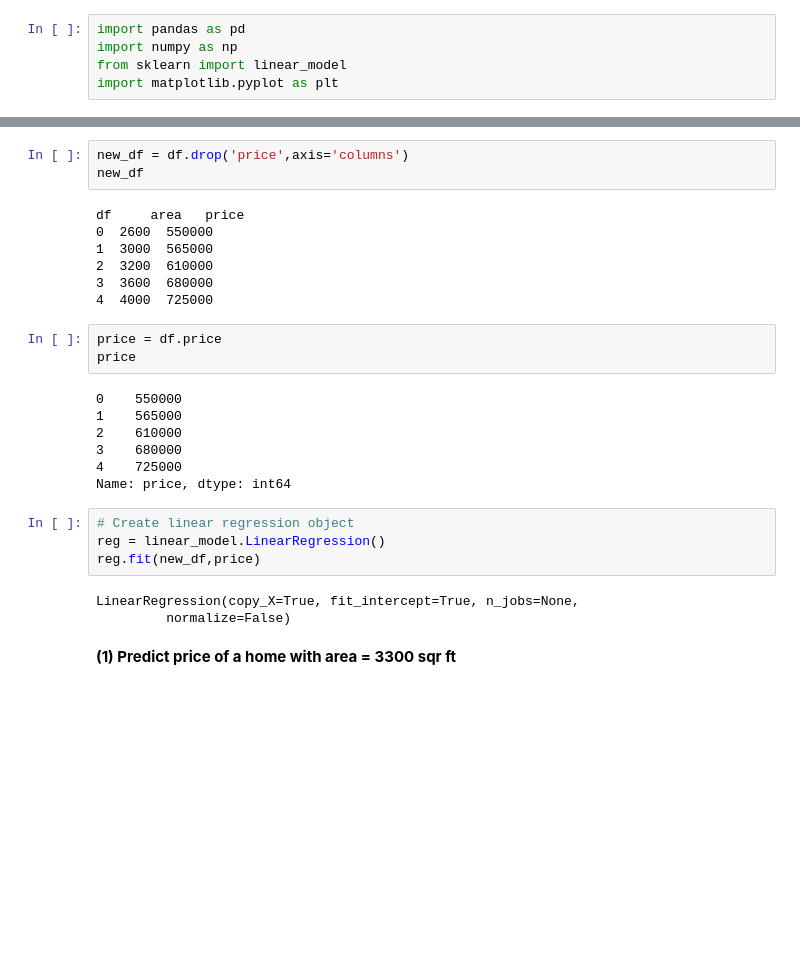
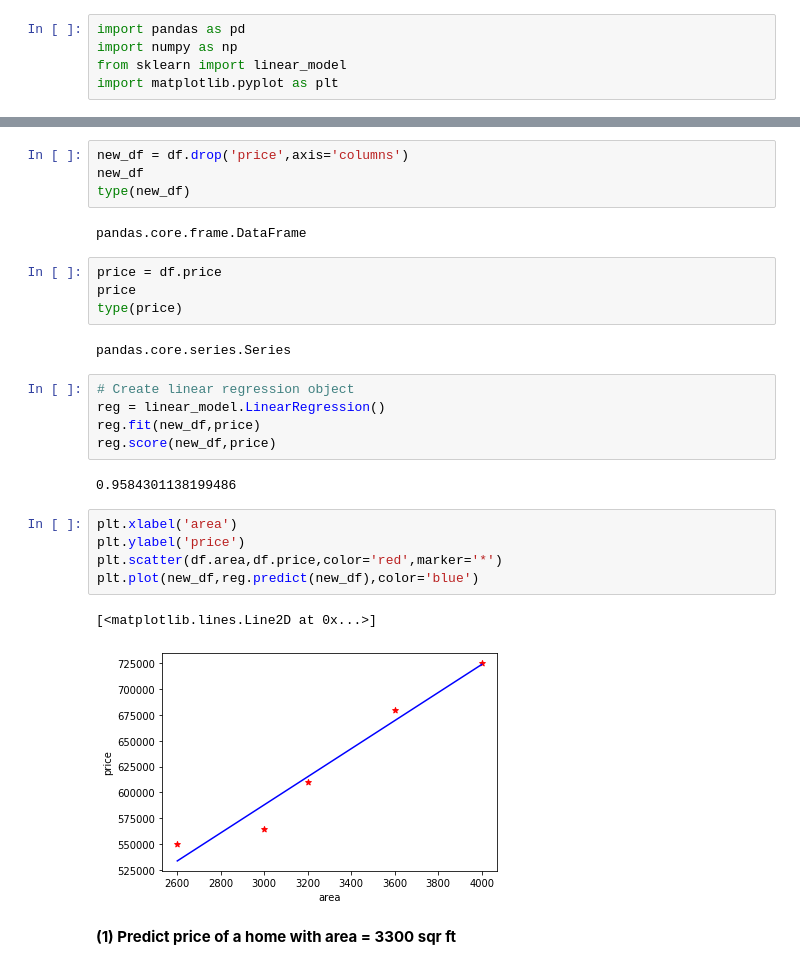
Before and after one commit to raghuprasadks/NIE-MLWorkShop, a Jupyter notebook: programs/machinelearning/1_linear_reg/1_linear_regression.ipynb, the cells around one changed output, grey strips where cells are left out. Cells and saved outputs as stored; diff of their text form; blank space fills up the shorter version.

```diff
--- a/programs/machinelearning/1_linear_reg/1_linear_regression.ipynb
+++ b/programs/machinelearning/1_linear_reg/1_linear_regression.ipynb
@@ -50,30 +50,30 @@ plt.scatter(df.area,df.price,color='red',marker='*')
 # %%
 new_df = df.drop('price',axis='columns')
 new_df
+type(new_df)
 # %% [output]
-df     area   price
-0  2600  550000
-1  3000  565000
-2  3200  610000
-3  3600  680000
-4  4000  725000
+pandas.core.frame.DataFrame
 # %%
 price = df.price
 price
+type(price)
 # %% [output]
-0    550000
-1    565000
-2    610000
-3    680000
-4    725000
-Name: price, dtype: int64
+pandas.core.series.Series
 # %%
 # Create linear regression object
 reg = linear_model.LinearRegression()
 reg.fit(new_df,price)
+reg.score(new_df,price)
 # %% [output]
-LinearRegression(copy_X=True, fit_intercept=True, n_jobs=None,
-         normalize=False)
+0.9584301138199486
+# %%
+plt.xlabel('area')
+plt.ylabel('price')
+plt.scatter(df.area,df.price,color='red',marker='*')
+plt.plot(new_df,reg.predict(new_df),color='blue')
+# %% [output]
+[<matplotlib.lines.Line2D at 0x...>]
+[figure, added]
 # %% [markdown]
 **(1) Predict price of a home with area = 3300 sqr ft**
 # %%
```
Also changed, not shown: parts of 3 cells of this notebook, 25 other files.
